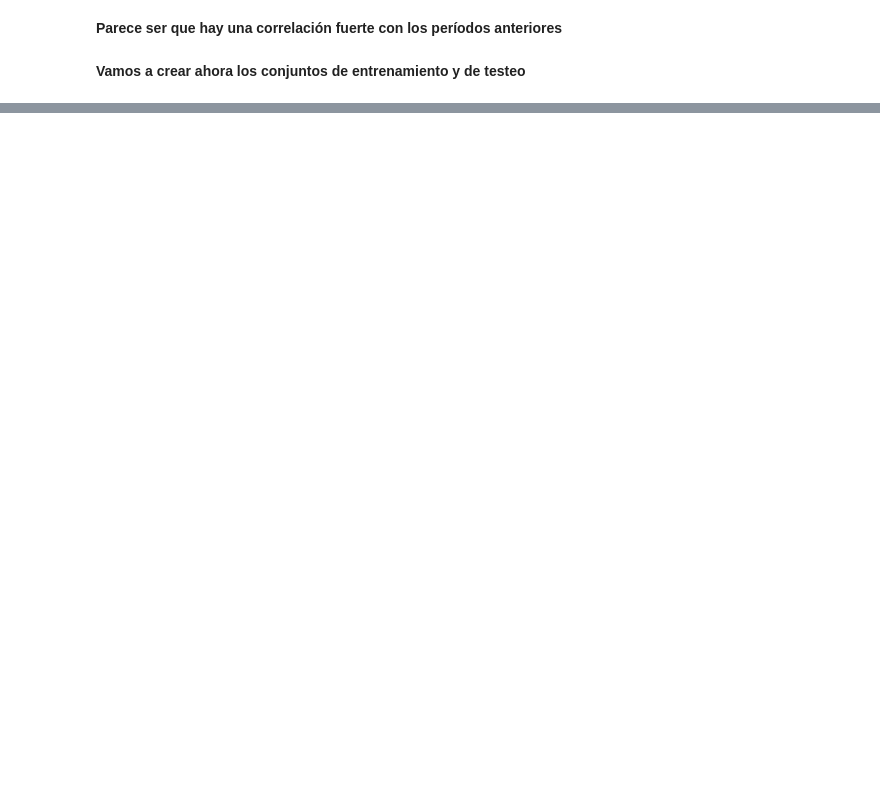
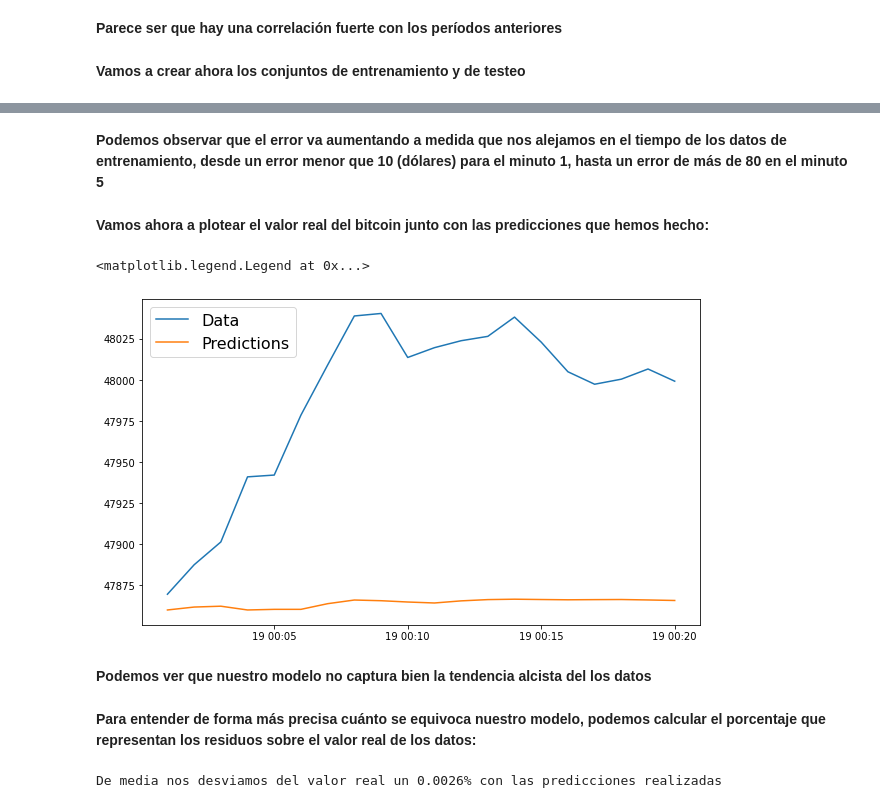
Before and after one commit to RafaAyGar/Python-for-Time-Series-Analysis, a Jupyter notebook: Code/Models - Autoregressive Model.ipynb, the cells around one changed output, grey strips where cells are left out. Drawn from its saved outputs; the diff is of its cells as text; code cells hidden in the pictures; blank space fills up the shorter version.

```diff
--- a/Code/Models - Autoregressive Model.ipynb
+++ b/Code/Models - Autoregressive Model.ipynb
@@ -95,0 +164,21 @@ test_data
+# %% [markdown]
+**Podemos observar que el error va aumentando a medida que nos alejamos en el tiempo de los datos de entrenamiento, desde un error menor que 10 (dólares) para el minuto 1, hasta un error de más de 80 en el minuto 5**
+# %% [markdown]
+**Vamos ahora a plotear el valor real del bitcoin junto con las predicciones que hemos hecho:**
+# %%
+plt.figure(figsize=(10,6))
+plt.plot(test_data[:20])
+plt.plot(predictions)
+plt.legend(('Data', 'Predictions'), fontsize=16)
+# %% [output]
+<matplotlib.legend.Legend at 0x...>
+[figure, added]
+# %% [markdown]
+**Podemos ver que nuestro modelo no captura bien la tendencia alcista del los datos**
+# %% [markdown]
+**Para entender de forma más precisa cuánto se equivoca nuestro modelo, podemos calcular el porcentaje que representan los residuos sobre el valor real de los datos:**
+# %%
+mean_absolute_percent_error = round(np.mean(abs(residuals/test_data['Close'][:20])), 4)
+print(f"De media nos desviamos del valor real un {mean_absolute_percent_error}% con las predicciones realizadas")
+# %% [output]
+De media nos desviamos del valor real un 0.0026% con las predicciones realizadas
```
Also changed, not shown: parts of 11 cells of this notebook, 2 other files.
